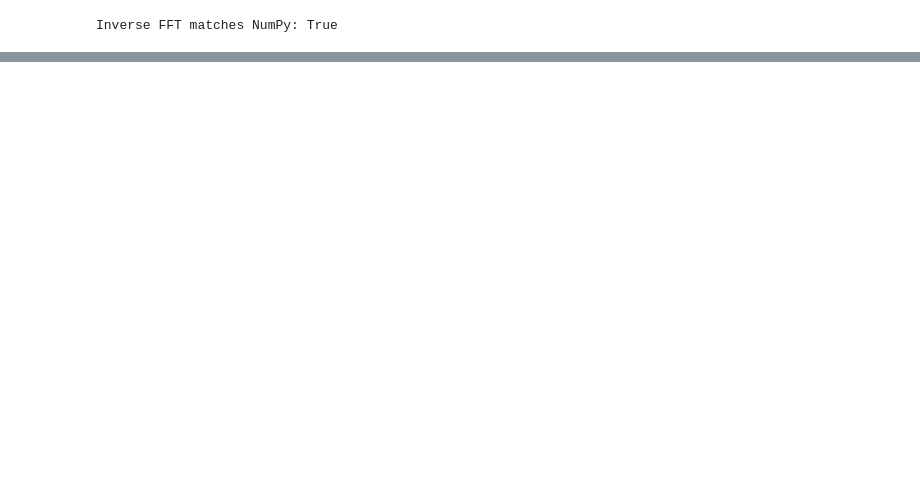
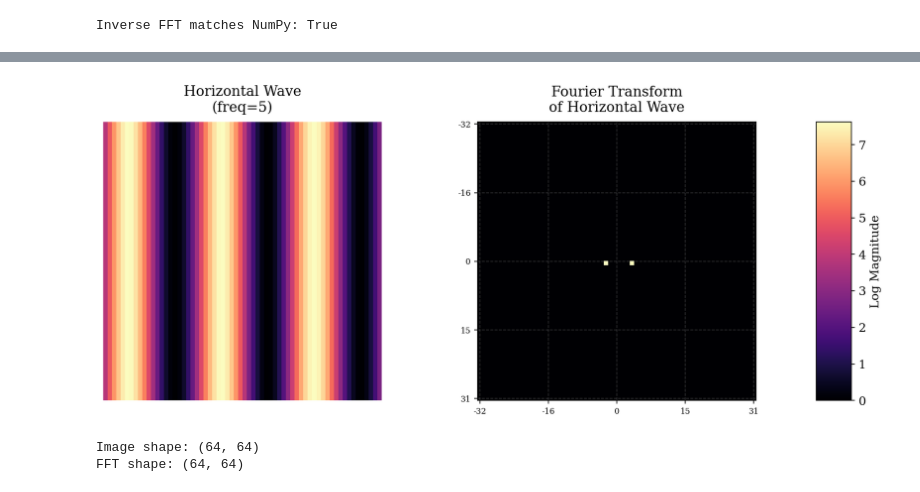
Before and after one commit to maxdubakov/ft-implementation, a Jupyter notebook: src/ft_image.ipynb, the cells around one changed output, grey strips where cells are left out. Drawn from its saved outputs; the diff is of its cells as text; code cells hidden in the pictures; blank space fills up the shorter version.

Commit message:
Add ft image visualization & images

```diff
--- a/src/ft_image.ipynb
+++ b/src/ft_image.ipynb
@@ -230,0 +162,75 @@ FFT shape: (64, 64)
+# %%
+def create_frequency_visualization(size=64, freq=5, figsize=(14, 5), dpi=150):
+    """
+    Create a publication-ready figure showing a frequency wave and its FFT
+    using magma colormap for consistency with the reference style
+    """
+    # Set font properties
+    plt.rcParams['font.family'] = 'serif'
+    plt.rcParams['font.size'] = 12
+
+    # Create wave data
+    x = np.arange(size)
+    y = np.arange(size)
+    X, Y = np.meshgrid(x, y)
+    horizontal_wave = np.sin(2 * np.pi * freq * X / size)
+
+    # Create figure with GridSpec for better colorbar placement
+    fig = plt.figure(figsize=figsize, dpi=dpi)
+    gs = plt.GridSpec(1, 3, width_ratios=[1, 1, 0.1])
+
+    # Plot horizontal wave
+    ax1 = fig.add_subplot(gs[0, 0])
+    im1 = ax1.imshow(horizontal_wave, cmap='magma')
+    ax1.set_title('Horizontal Wave\n(freq=5)', pad=10, fontsize=14)
+    ax1.axis('off')
+
+    # Compute and plot FFT
+    fft_horizontal = np.fft.fft2(horizontal_wave)
+    fft_shifted = np.fft.fftshift(fft_horizontal)
+
+    ax2 = fig.add_subplot(gs[0, 1])
+    im2 = ax2.imshow(np.log(np.abs(fft_shifted) + 1), cmap='magma')
+    ax2.set_title('Fourier Transform\nof Horizontal Wave', pad=10, fontsize=14)
+
+    # Set ticks for FFT plot
+    ax2.set_xticks(np.linspace(0, size-1, 5))
+    ax2.set_yticks(np.linspace(0, size-1, 5))
+
+    # Convert tick positions to centered coordinates
+    x_positions = ax2.get_xticks()
+    y_positions = ax2.get_yticks()
+    x_labels = [int(x - size//2) for x in x_positions]
+    y_labels = [int(y - size//2) for y in y_positions]
+
+    # Set the tick labels
+    ax2.set_xticklabels(x_labels)
+    ax2.set_yticklabels(y_labels)
+
+    # Style the ticks
+    ax2.tick_params(axis='both', which='major', labelsize=8, colors='black')
+    ax2.grid(True, color='white', alpha=0.2, linestyle='--')
+
+    # Add colorbar in the third column
+    cax = fig.add_subplot(gs[0, 2])
+    plt.colorbar(im2, cax=cax, label='Log Magnitude')
+
+    # Adjust layout with smaller spacing
+    plt.subplots_adjust(wspace=0.1)
+
+    return fig
+
+# Create and save figure
+fig = create_frequency_visualization(freq=3)
+plt.savefig('../results/frequency_visualization.png', bbox_inches='tight', dpi=300)
+plt.show()
+
+# Print array shapes for reference
+size = 64
+wave = np.zeros((size, size))
+print("Image shape:", wave.shape)
+print("FFT shape:", np.fft.fft2(wave).shape)
+# %% [output]
+[figure, added]
+Image shape: (64, 64)
+FFT shape: (64, 64)
```
Also changed, not shown: parts of 12 cells of this notebook, 5 other files.
